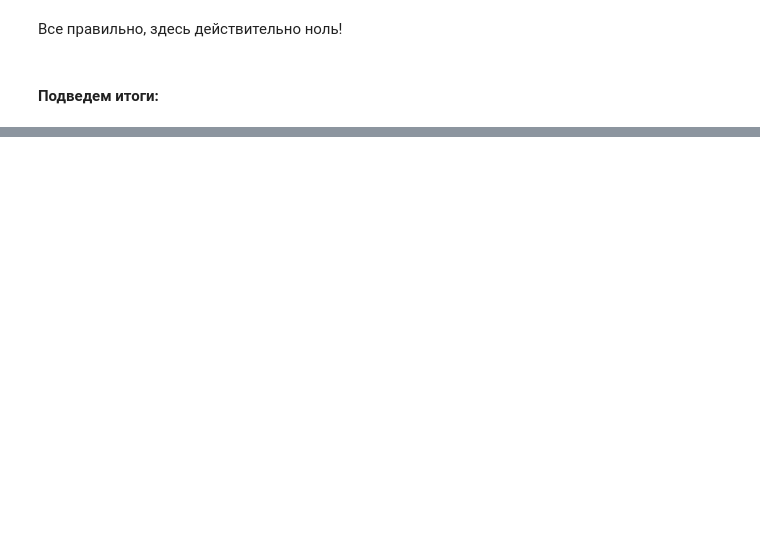
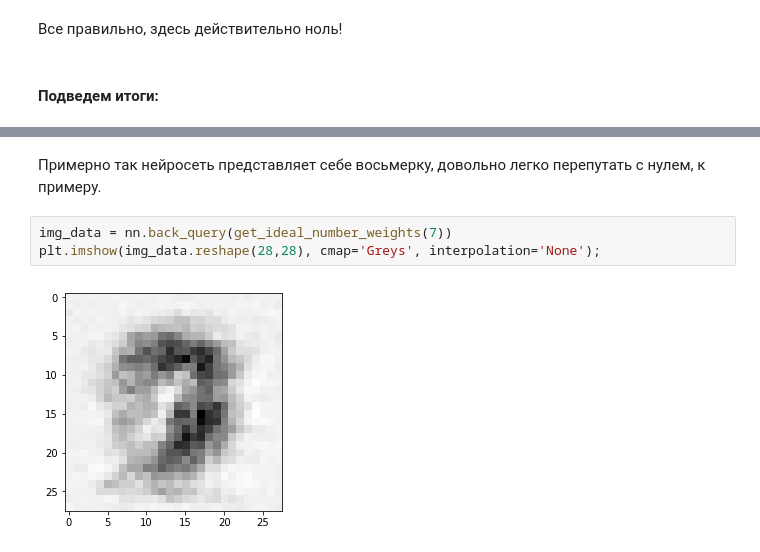
Before and after one commit to AndrewLrrr/neural-network, a Jupyter notebook: mnist/mnist_classification.ipynb, the cells around one changed output, grey strips where cells are left out. Saved outputs shown, nothing was run; the diff lists cells and outputs as text; blank space fills up the shorter version.

```diff
--- a/mnist/mnist_classification.ipynb
+++ b/mnist/mnist_classification.ipynb
@@ -568,0 +581,7 @@ show_predictions(nn.predict(image_to_input_list('images/zero.jpg')))
+# %% [markdown]
+Примерно так нейросеть представляет себе восьмерку, довольно легко перепутать с нулем, к примеру.
+# %%
+img_data = nn.back_query(get_ideal_number_weights(7))
+plt.imshow(img_data.reshape(28,28), cmap='Greys', interpolation='None');
+# %% [output]
+[figure, added]
```
Also changed, not shown: parts of 12 cells of this notebook, 3 other files.
